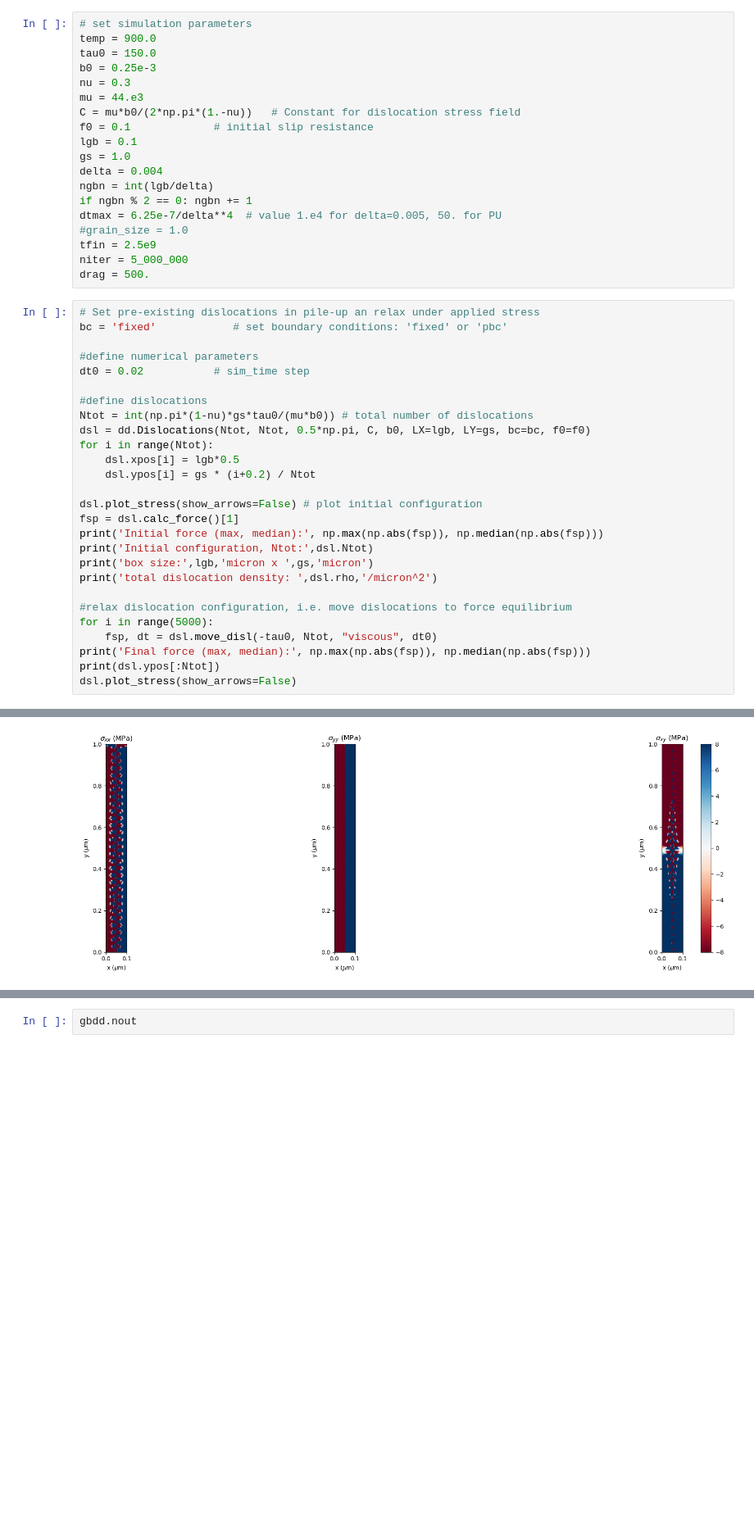
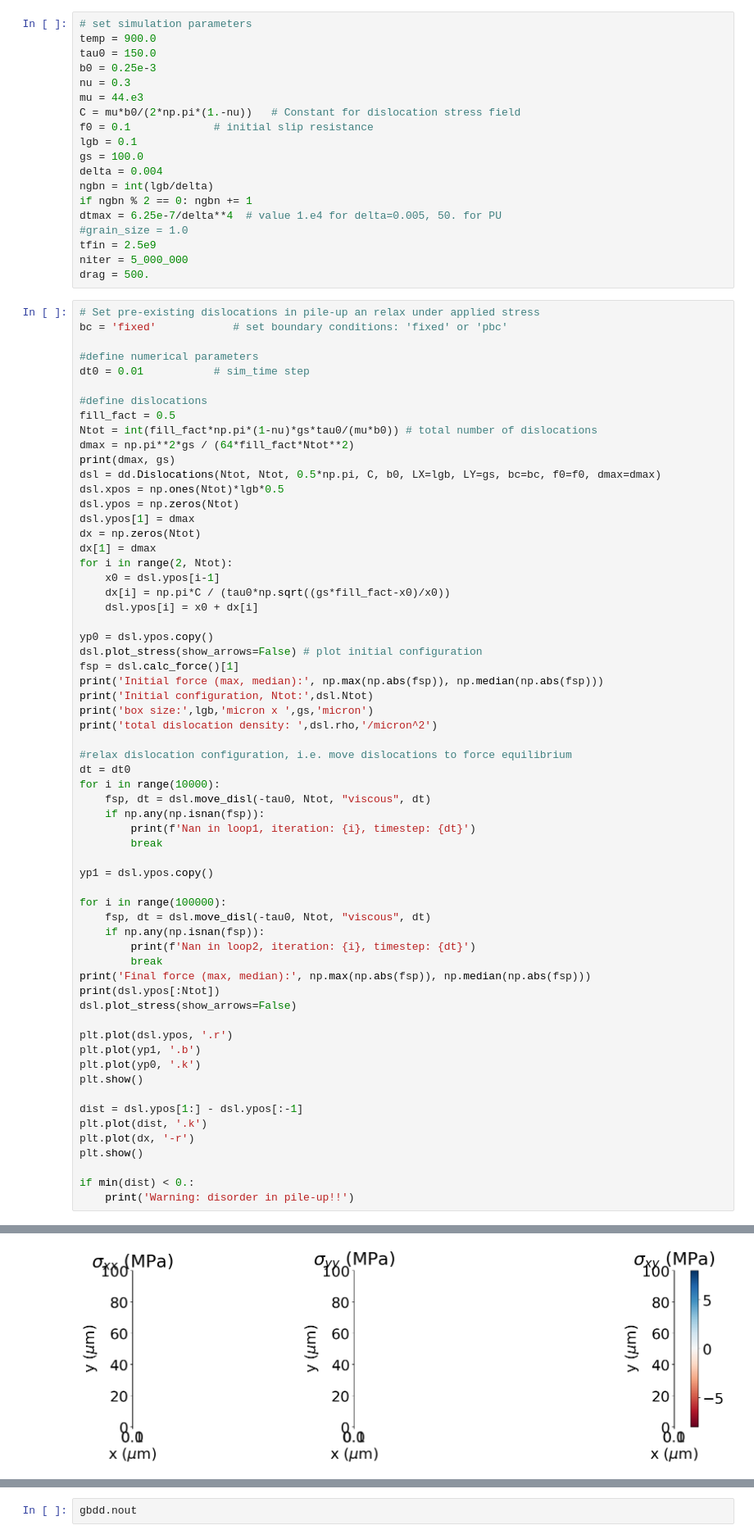
Before and after one commit to AHartmaier/pyLabDD, a Jupyter notebook: notebooks/gbdd_pu_pre.ipynb, the cells around one changed output, grey strips where cells are left out. Shown at 82% size. Saved outputs shown, nothing was run; the diff lists cells and outputs as text; blank space fills up the shorter version.

```diff
--- a/notebooks/gbdd_pu_pre.ipynb
+++ b/notebooks/gbdd_pu_pre.ipynb
@@ -87,7 +87,7 @@ mu = 44.e3
 C = mu*b0/(2*np.pi*(1.-nu))   # Constant for dislocation stress field
 f0 = 0.1             # initial slip resistance
 lgb = 0.1
-gs = 1.0
+gs = 100.0
 delta = 0.004
 ngbn = int(lgb/delta)
 if ngbn % 2 == 0: ngbn += 1
@@ -101,15 +101,25 @@ drag = 500.
 bc = 'fixed'            # set boundary conditions: 'fixed' or 'pbc'
 
 #define numerical parameters
-dt0 = 0.02           # sim_time step
+dt0 = 0.01           # sim_time step
 
 #define dislocations
-Ntot = int(np.pi*(1-nu)*gs*tau0/(mu*b0)) # total number of dislocations
-dsl = dd.Dislocations(Ntot, Ntot, 0.5*np.pi, C, b0, LX=lgb, LY=gs, bc=bc, f0=f0)
-for i in range(Ntot):
-    dsl.xpos[i] = lgb*0.5
-    dsl.ypos[i] = gs * (i+0.2) / Ntot
+fill_fact = 0.5
+Ntot = int(fill_fact*np.pi*(1-nu)*gs*tau0/(mu*b0)) # total number of dislocations
+dmax = np.pi**2*gs / (64*fill_fact*Ntot**2)
+print(dmax, gs)
+dsl = dd.Dislocations(Ntot, Ntot, 0.5*np.pi, C, b0, LX=lgb, LY=gs, bc=bc, f0=f0, dmax=dmax)
+dsl.xpos = np.ones(Ntot)*lgb*0.5
+dsl.ypos = np.zeros(Ntot)
+dsl.ypos[1] = dmax
+dx = np.zeros(Ntot)
+dx[1] = dmax
+for i in range(2, Ntot):
+    x0 = dsl.ypos[i-1]
+    dx[i] = np.pi*C / (tau0*np.sqrt((gs*fill_fact-x0)/x0))
+    dsl.ypos[i] = x0 + dx[i]
 
+yp0 = dsl.ypos.copy()
 dsl.plot_stress(show_arrows=False) # plot initial configuration
 fsp = dsl.calc_force()[1]
 print('Initial force (max, median):', np.max(np.abs(fsp)), np.median(np.abs(fsp)))
@@ -118,9 +128,34 @@ print('box size:',lgb,'micron x ',gs,'micron')
 print('total dislocation density: ',dsl.rho,'/micron^2')
 
 #relax dislocation configuration, i.e. move dislocations to force equilibrium
-for i in range(5000):
-    fsp, dt = dsl.move_disl(-tau0, Ntot, "viscous", dt0)
+dt = dt0
+for i in range(10000):
+    fsp, dt = dsl.move_disl(-tau0, Ntot, "viscous", dt)
+    if np.any(np.isnan(fsp)):
+        print(f'Nan in loop1, iteration: {i}, timestep: {dt}')
+        break
+
+yp1 = dsl.ypos.copy()
+
+for i in range(100000):
+    fsp, dt = dsl.move_disl(-tau0, Ntot, "viscous", dt)
+    if np.any(np.isnan(fsp)):
+        print(f'Nan in loop2, iteration: {i}, timestep: {dt}')
+        break
 print('Final force (max, median):', np.max(np.abs(fsp)), np.median(np.abs(fsp)))
 print(dsl.ypos[:Ntot])
 dsl.plot_stress(show_arrows=False)
+
+plt.plot(dsl.ypos, '.r')
+plt.plot(yp1, '.b')
+plt.plot(yp0, '.k')
+plt.show()
+
+dist = dsl.ypos[1:] - dsl.ypos[:-1]
+plt.plot(dist, '.k')
+plt.plot(dx, '-r')
+plt.show()
+
+if min(dist) < 0.:
+    print('Warning: disorder in pile-up!!')
 # %% [output]
@@ -127 +163 @@ dsl.plot_stress(show_arrows=False)
-[figure, old version]
+[figure, new version]
```
Also changed, not shown: parts of 14 cells of this notebook, 1 other file.
